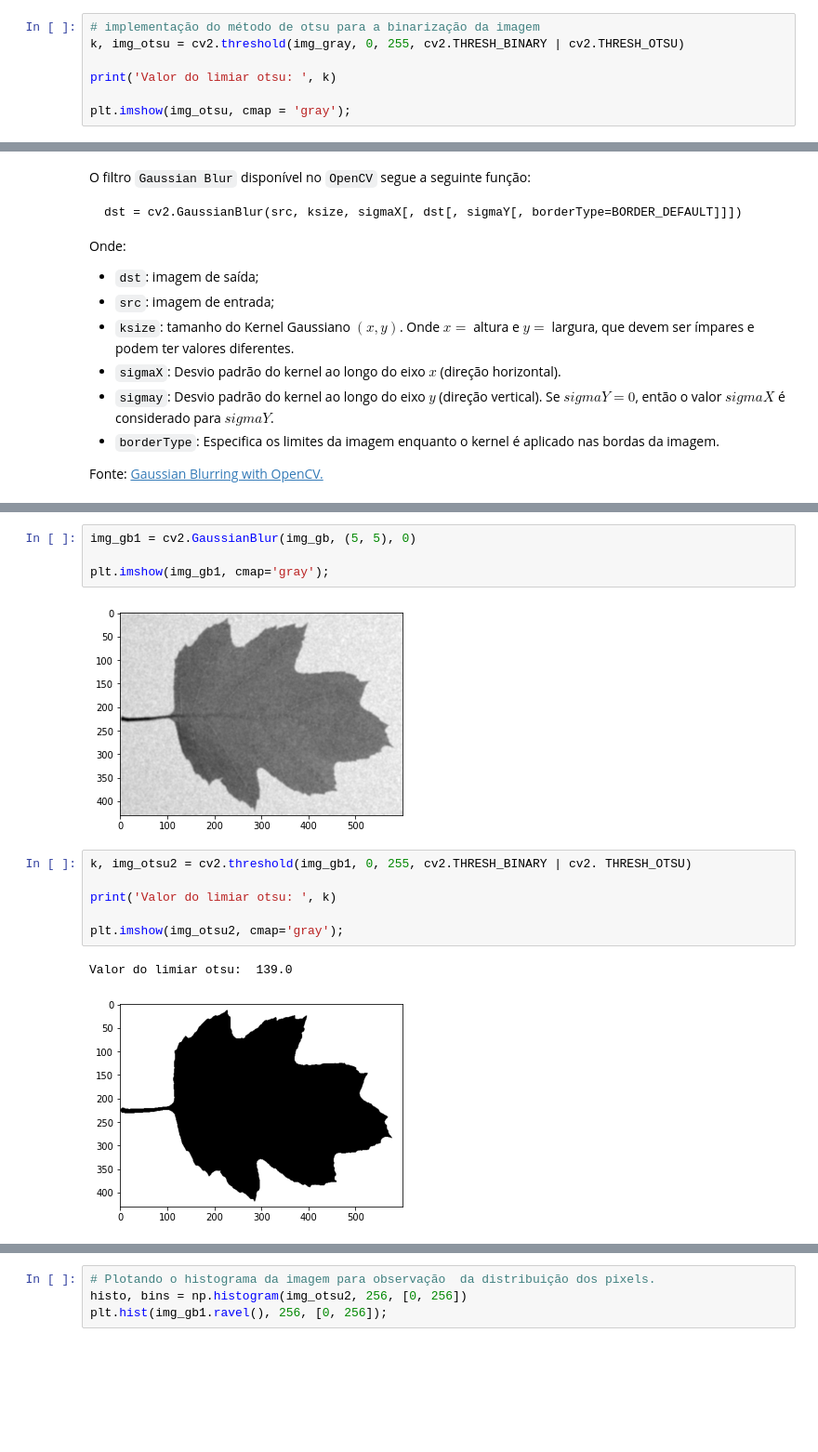
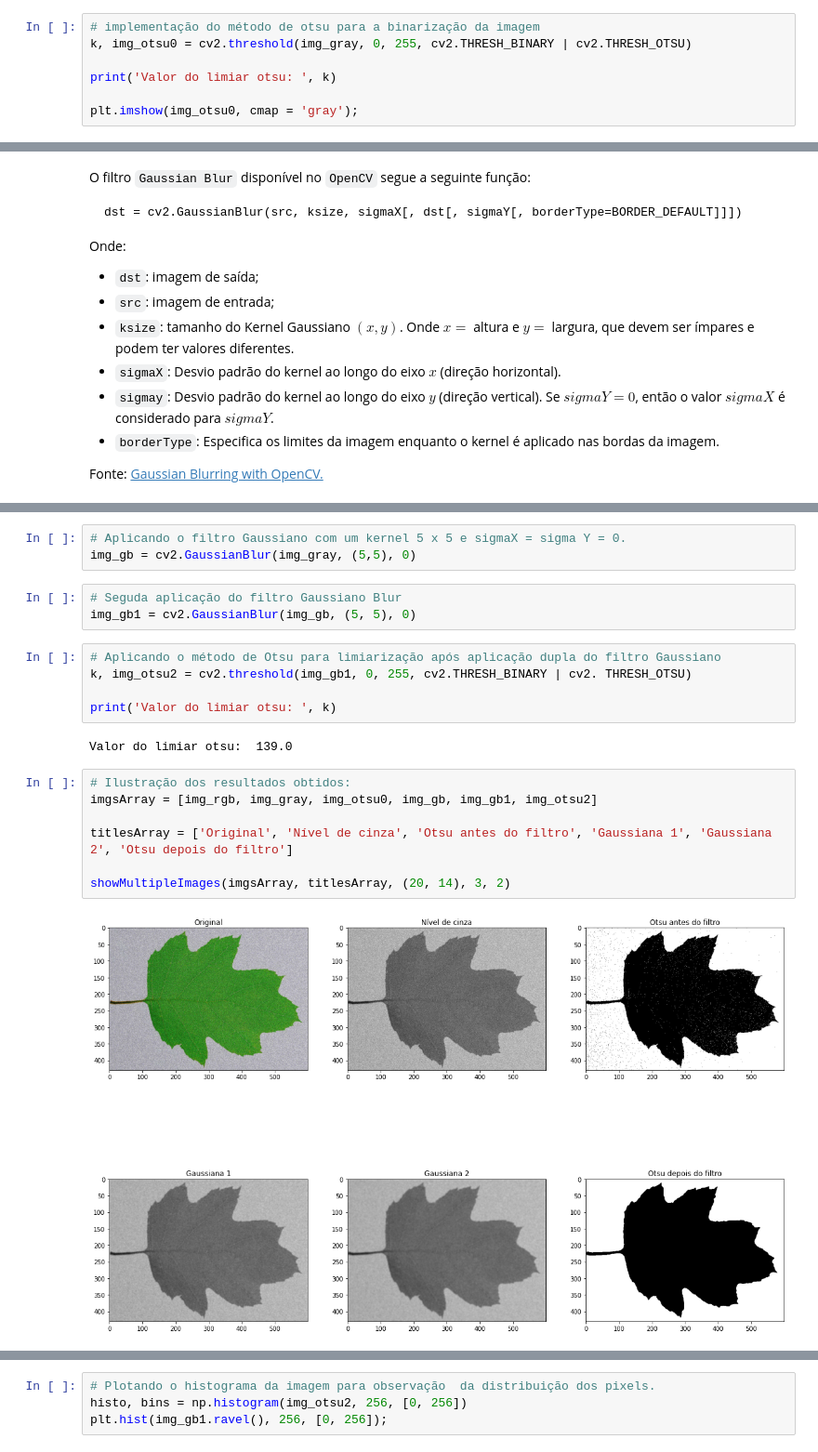
Before and after one commit to AlanMarquesRocha/segmentacao_imagens_pdi, a Jupyter notebook: segmentacao_imagens_pt1.ipynb, the cells around one changed output, grey strips where cells are left out. Shown at 93% size. Saved outputs shown, nothing was run; the diff lists cells and outputs as text; blank space fills up the shorter version.

Commit message:
mostrando os resultados obtidos

```diff
--- a/segmentacao_imagens_pt1.ipynb
+++ b/segmentacao_imagens_pt1.ipynb
@@ -309,11 +315,11 @@ plt.hist(img_gray.ravel(), 256, [0, 256]);
 [figure]
 # %%
 # implementação do método de otsu para a binarização da imagem
-k, img_otsu = cv2.threshold(img_gray, 0, 255, cv2.THRESH_BINARY | cv2.THRESH_OTSU)
+k, img_otsu0 = cv2.threshold(img_gray, 0, 255, cv2.THRESH_BINARY | cv2.THRESH_OTSU)
 
 print('Valor do limiar otsu: ', k)
 
-plt.imshow(img_otsu, cmap = 'gray');
+plt.imshow(img_otsu0, cmap = 'gray');
 # %% [output]
 Valor do limiar otsu:  139.0
 [figure]
@@ -348,15 +348,22 @@ plt.imshow(img_gb, cmap='gray');
+# %%
+# Aplicando o filtro Gaussiano com um kernel 5 x 5 e sigmaX = sigma Y = 0.
+img_gb = cv2.GaussianBlur(img_gray, (5,5), 0)
 # %%
+# Seguda aplicação do filtro Gaussiano Blur
 img_gb1 = cv2.GaussianBlur(img_gb, (5, 5), 0)
-
-plt.imshow(img_gb1, cmap='gray');
-# %% [output]
-[figure, removed]
 # %%
+# Aplicando o método de Otsu para limiarização após aplicação dupla do filtro Gaussiano
 k, img_otsu2 = cv2.threshold(img_gb1, 0, 255, cv2.THRESH_BINARY | cv2. THRESH_OTSU)
 
 print('Valor do limiar otsu: ', k)
-
-plt.imshow(img_otsu2, cmap='gray');
 # %% [output]
 Valor do limiar otsu:  139.0
-[figure, removed]
+# %%
+# Ilustração dos resultados obtidos:
+imgsArray = [img_rgb, img_gray, img_otsu0, img_gb, img_gb1, img_otsu2]
+
+titlesArray = ['Original', 'Nível de cinza', 'Otsu antes do filtro', 'Gaussiana 1', 'Gaussiana 2', 'Otsu depois do filtro']
+
+showMultipleImages(imgsArray, titlesArray, (20, 14), 3, 2)
+# %% [output]
+[figure, added]
```
Also changed, not shown: parts of 10 cells of this notebook.
